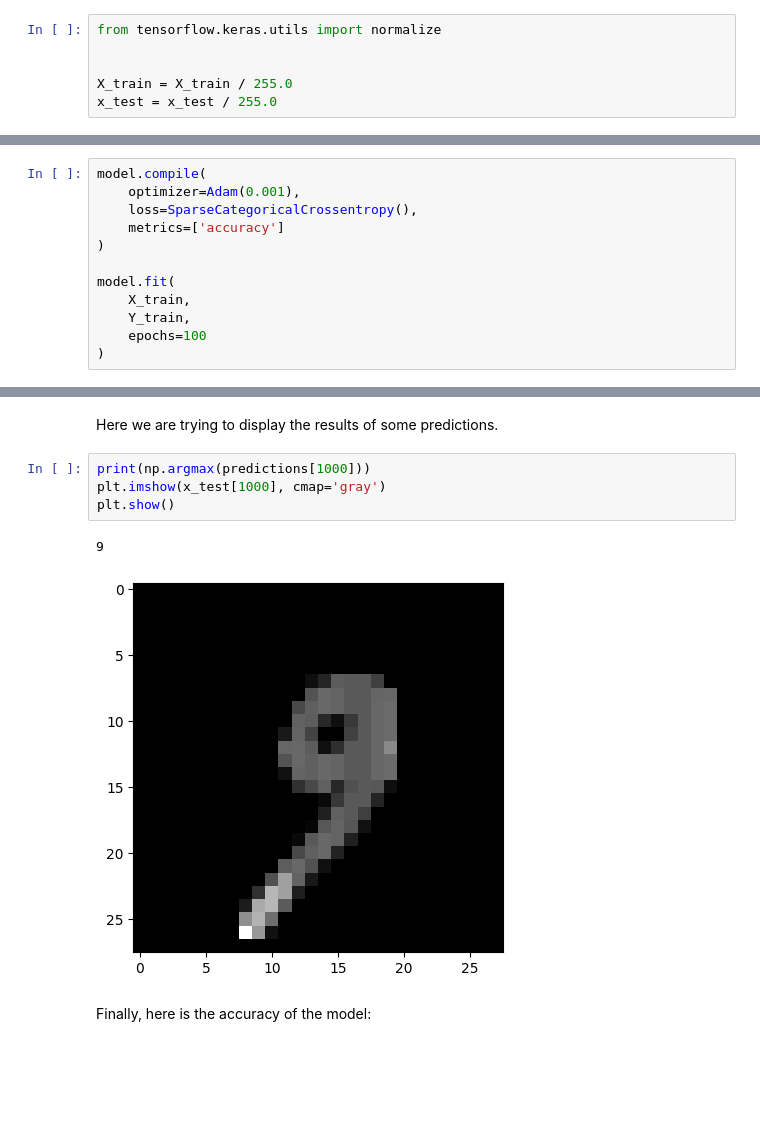
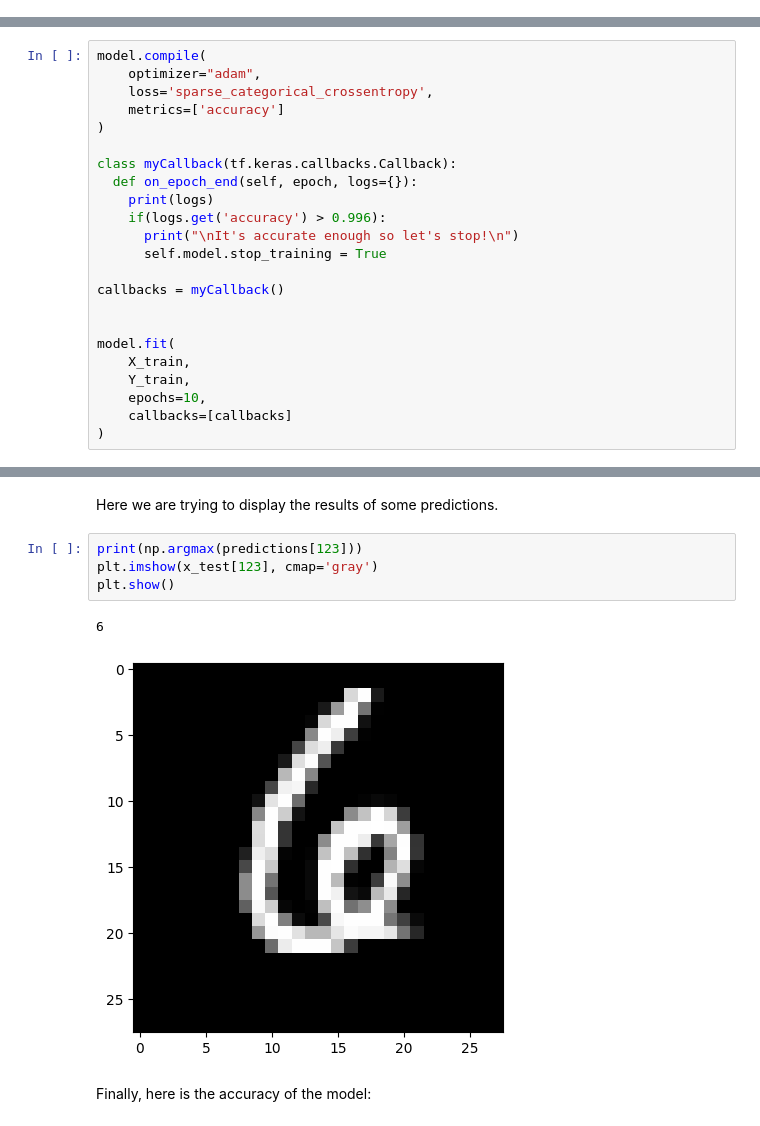
Before and after one commit to BerqiaMouad/softmax_digit_classification, a Jupyter notebook: softmax_digit_classification.ipynb, the cells around one changed output, grey strips where cells are left out. Cells and saved outputs as stored; diff of their text form; blank space fills up the shorter version.

```diff
--- a/softmax_digit_classification.ipynb
+++ b/softmax_digit_classification.ipynb
@@ -25,8 +19,2 @@ plt.show()
 # %% [markdown]
 Here I am normalizing the data instead of being form 0 to 255 I am making it between 0 and 1
-# %%
-from tensorflow.keras.utils import normalize
-
-
-X_train = X_train / 255.0
-x_test = x_test / 255.0
@@ -42,14 +70,2 @@ model = Sequential([
 # %% [markdown]
 Now after creating the neural network, I will train it on the MNIST dataset
-# %%
-model.compile(
-    optimizer=Adam(0.001),
-    loss=SparseCategoricalCrossentropy(),
-    metrics=['accuracy']
-)
-
-model.fit(
-    X_train,
-    Y_train,
-    epochs=100
-)
@@ -74,0 +72,23 @@ Epoch 100/100
+# %%
+model.compile(
+    optimizer="adam",
+    loss='sparse_categorical_crossentropy',
+    metrics=['accuracy']
+)
+
+class myCallback(tf.keras.callbacks.Callback):
+  def on_epoch_end(self, epoch, logs={}):
+    print(logs)
+    if(logs.get('accuracy') > 0.996):
+      print("\nIt's accurate enough so let's stop!\n")
+      self.model.stop_training = True
+
+callbacks = myCallback()
+
+
+model.fit(
+    X_train,
+    Y_train,
+    epochs=10,
+    callbacks=[callbacks]
+)
@@ -85,12 +114,12 @@ predictions = model.predict([x_test])
 # %% [markdown]
 Here we are trying to display the results of some predictions.
 # %%
-print(np.argmax(predictions[1000]))
-plt.imshow(x_test[1000], cmap='gray')
+print(np.argmax(predictions[123]))
+plt.imshow(x_test[123], cmap='gray')
 plt.show()
 # %% [output]
-9
+6
-[figure, old version]
+[figure, new version]
 # %% [markdown]
 Finally, here is the accuracy of the model:
 # %%
```
Also changed, not shown: parts of 10 cells of this notebook, 3 other files.
